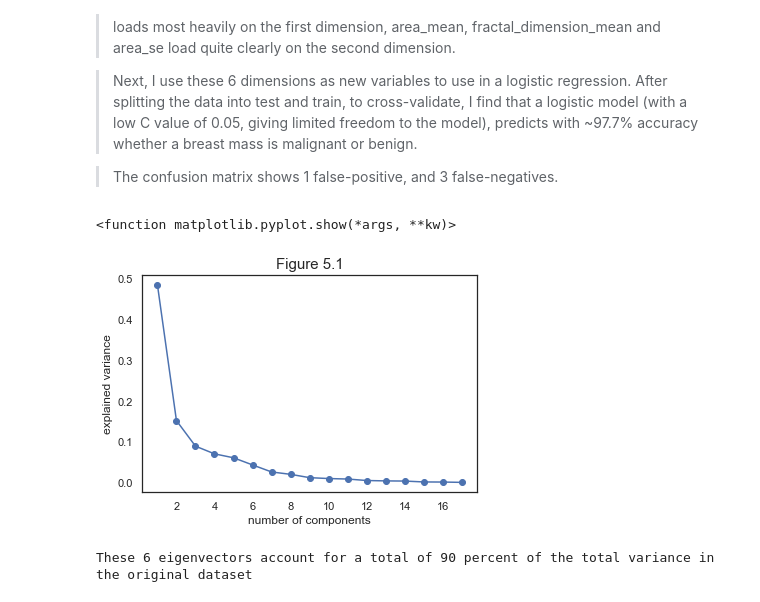
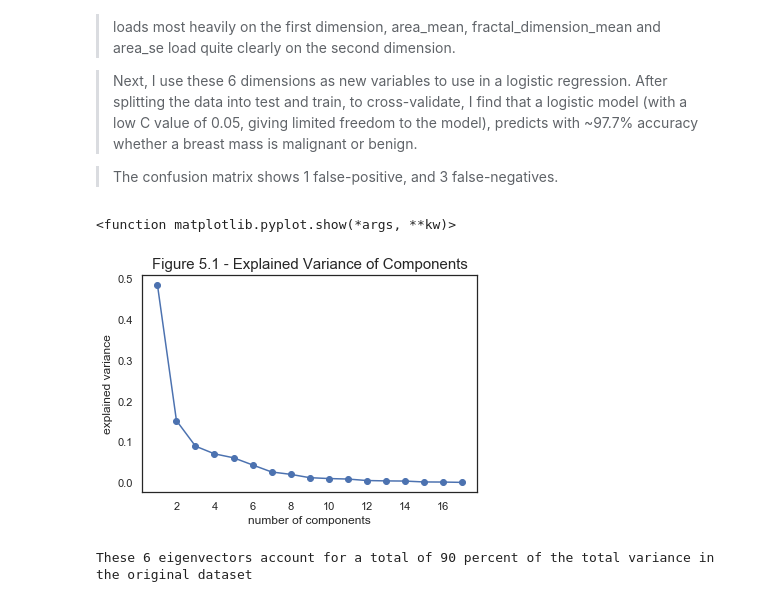
Before and after one commit to daniellaraz/Breast_Cancer_Project, a Jupyter notebook: Breast_Cancer_Exploration.ipynb, the cells around one changed output. Cells and saved outputs as stored; diff of their text form; code cells hidden in the pictures.

```diff
--- a/Breast_Cancer_Exploration.ipynb
+++ b/Breast_Cancer_Exploration.ipynb
@@ -482,14 +471,14 @@ import sklearn.decomposition as skd
 # %%
 pca_model = skd.PCA().fit(processed_feature_data)
 plt.plot(range(1,18),pca_model.explained_variance_ratio_,'b-o')
 plt.xlabel('number of components')
 plt.ylabel('explained variance')
 ax = plt.gca()
-ax.set_title("Figure 5.1", fontsize = 15)
+ax.set_title("Figure 5.1 - Explained Variance of Components", fontsize = 15)
 plt.show
 # %% [output]
 <function matplotlib.pyplot.show(*args, **kw)>
-[figure, old version]
+[figure, new version]
 # %%
 n_components = 6
 pca = PCA(n_components)
```
Also changed, not shown: parts of 12 cells of this notebook, 1 other file.
